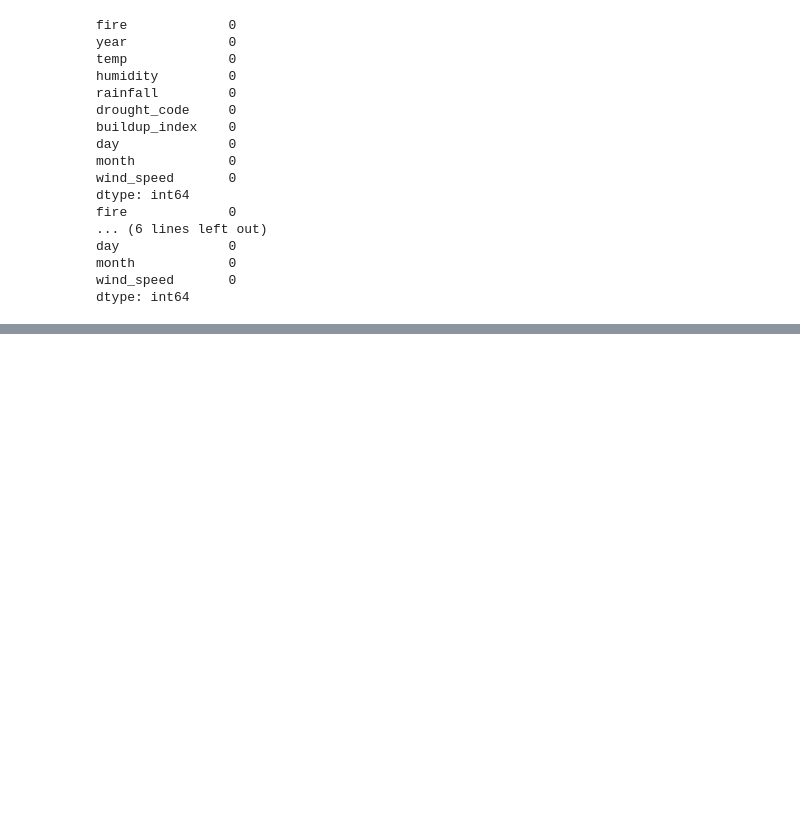
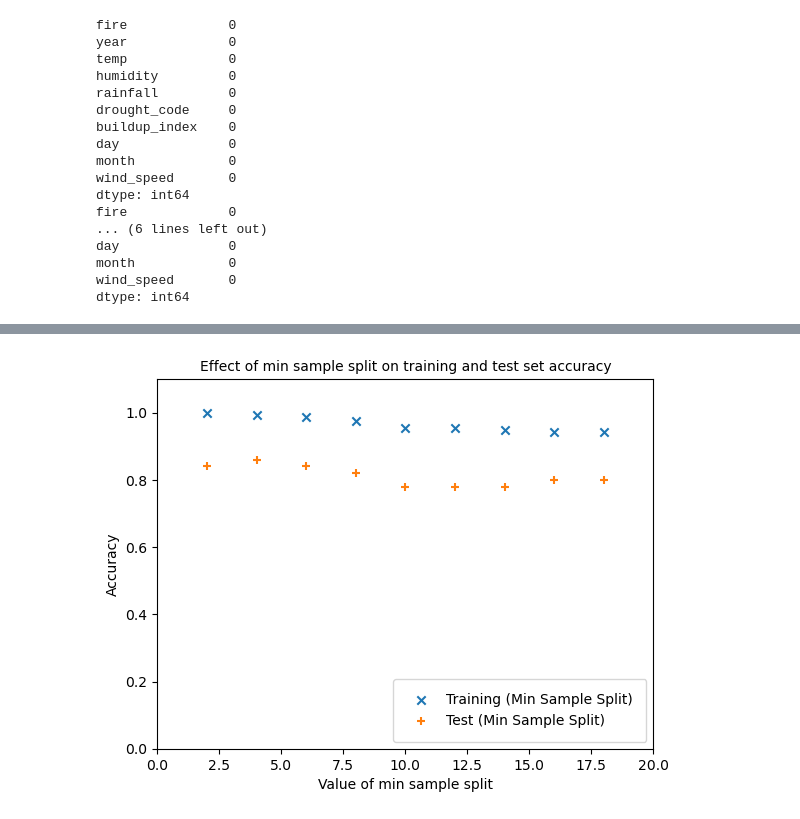
Before and after one commit to phoebe25246966/project, a Jupyter notebook: CT4101_A1_wong_phoebehuilei_code.ipynb, the cells around one changed output, grey strips where cells are left out. Cells and saved outputs as stored; diff of their text form; code cells hidden in the pictures; blank space fills up the shorter version.

Commit message:
Add files via upload
Amend on the random forest, add on some visualization of diagram on hyperparameter tuning

```diff
--- a/CT4101_A1_wong_phoebehuilei_code.ipynb
+++ b/CT4101_A1_wong_phoebehuilei_code.ipynb
@@ -60,11 +62,13 @@ month            0
 wind_speed       0
 dtype: int64
 # %%
+#train data - 154 rows
+#test data - 50 rows
+X_train = train_dataset.drop(labels="fire", axis=1, inplace=False)
 y_train = train_dataset["fire"]
-x_train = train_dataset.drop(labels="fire", axis=1, inplace=False)
+
 y_test = test_dataset["fire"]
-x_test = test_dataset.drop(labels="fire", axis=1, inplace=False)
-
-print(len(x_train.columns))
-print(len(x_test.columns))
+X_test = test_dataset.drop(labels="fire", axis=1, inplace=False)
+print(X_train.shape)
+print(X_test.shape)
 # %% [output]
@@ -113,10 +77,15 @@ for col in x_train.columns:
 # %%
 #base_model_testing
 model = RandomForestClassifier(random_state=42)
-model.fit(x_train,y_train)
+model.fit(X_train,y_train)
 
 # Testing predictions
-y_pred_test = model.predict(x_test)
-print("Testing classification report:\n")
-print(classification_report(y_test, y_pred_test))
+y_pred_train = model.predict(X_train)
+y_pred_test = model.predict(X_test)
+
+train_acc_score = accuracy_score(y_train, y_pred_train)
+test_acc_score = accuracy_score(y_test, y_pred_test)
+
+print("Train classification :\n",train_acc_score)
+print("Testing classification :\n",test_acc_score)
 # %% [output]
@@ -133 +145,15 @@ weighted avg       0.85      0.84      0.84        50
+# %%
+# Plot the accuracy on the training and test set
+plt.scatter(df_train_results["min_samples_split"],df_train_results["score"],marker="x")
+plt.scatter(df_test_results["min_samples_split"],df_test_results["score"],marker="+")
+plt.xlim([0, max(min_samples_split)+2])
+plt.ylim([0.0, 1.1])
+plt.xlabel("Value of min sample split")
+plt.ylabel("Accuracy")
+legend_labels = ["Training (Min Sample Split)","Test (Min Sample Split)"]
+plt.legend(labels=legend_labels, loc=4, borderpad=1)
+plt.title("Effect of min sample split on training and test set accuracy", fontsize=10)
+plt.show()
+# %% [output]
+[figure, added]
 # %%
```
Also changed, not shown: parts of 11 cells of this notebook.
